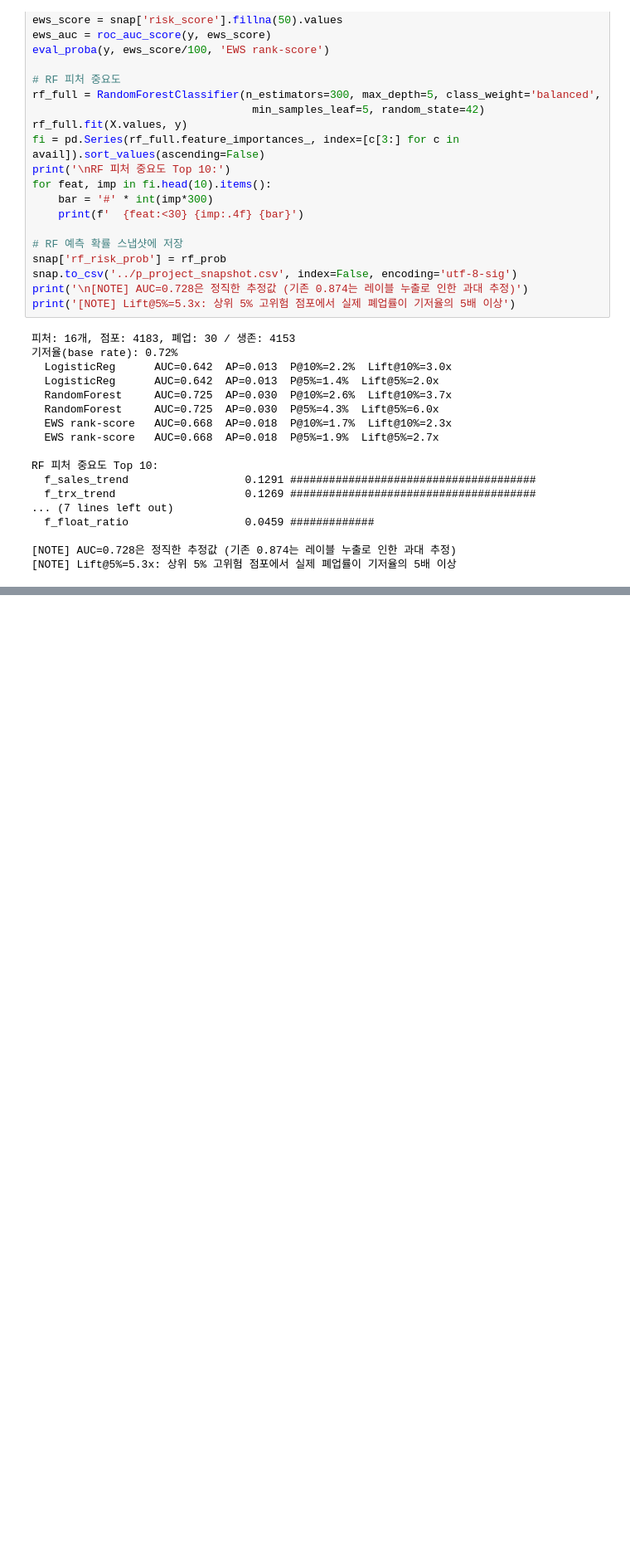
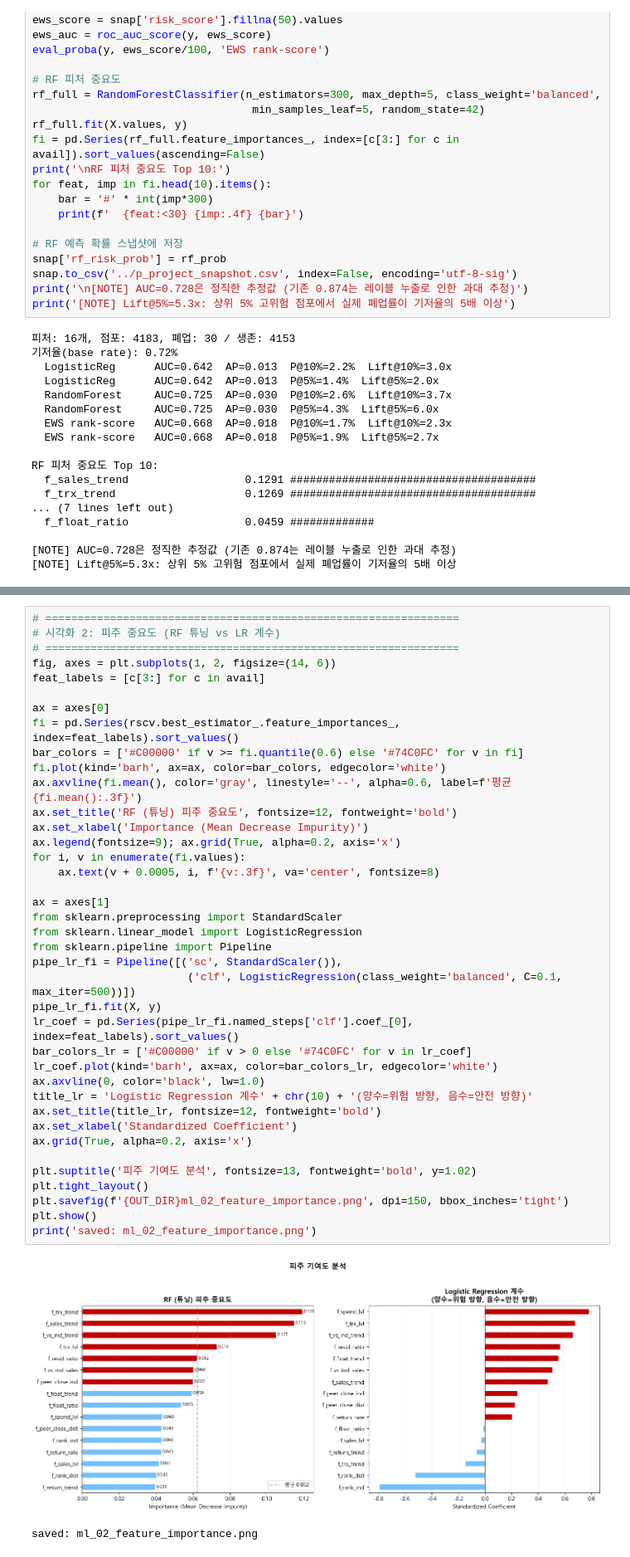
Before and after one commit to Broogun/bigcontest-2025-ews, a Jupyter notebook: notebooks/04_ml_baseline.ipynb, the cells around one changed output, grey strips where cells are left out. Shown at 83% size. Drawn from its saved outputs; the diff is of its cells as text; blank space fills up the shorter version.

```diff
--- a/notebooks/04_ml_baseline.ipynb
+++ b/notebooks/04_ml_baseline.ipynb
@@ -117,0 +229,42 @@ RF 피처 중요도 Top 10:
+# %%
+# ================================================================
+# 시각화 2: 피주 중요도 (RF 튜닝 vs LR 계수)
+# ================================================================
+fig, axes = plt.subplots(1, 2, figsize=(14, 6))
+feat_labels = [c[3:] for c in avail]
+
+ax = axes[0]
+fi = pd.Series(rscv.best_estimator_.feature_importances_, index=feat_labels).sort_values()
+bar_colors = ['#C00000' if v >= fi.quantile(0.6) else '#74C0FC' for v in fi]
+fi.plot(kind='barh', ax=ax, color=bar_colors, edgecolor='white')
+ax.axvline(fi.mean(), color='gray', linestyle='--', alpha=0.6, label=f'평균 {fi.mean():.3f}')
+ax.set_title('RF (튜닝) 피주 중요도', fontsize=12, fontweight='bold')
+ax.set_xlabel('Importance (Mean Decrease Impurity)')
+ax.legend(fontsize=9); ax.grid(True, alpha=0.2, axis='x')
+for i, v in enumerate(fi.values):
+    ax.text(v + 0.0005, i, f'{v:.3f}', va='center', fontsize=8)
+
+ax = axes[1]
+from sklearn.preprocessing import StandardScaler
+from sklearn.linear_model import LogisticRegression
+from sklearn.pipeline import Pipeline
+pipe_lr_fi = Pipeline([('sc', StandardScaler()),
+                        ('clf', LogisticRegression(class_weight='balanced', C=0.1, max_iter=500))])
+pipe_lr_fi.fit(X, y)
+lr_coef = pd.Series(pipe_lr_fi.named_steps['clf'].coef_[0], index=feat_labels).sort_values()
+bar_colors_lr = ['#C00000' if v > 0 else '#74C0FC' for v in lr_coef]
+lr_coef.plot(kind='barh', ax=ax, color=bar_colors_lr, edgecolor='white')
+ax.axvline(0, color='black', lw=1.0)
+title_lr = 'Logistic Regression 계수' + chr(10) + '(양수=위험 방향, 음수=안전 방향)'
+ax.set_title(title_lr, fontsize=12, fontweight='bold')
+ax.set_xlabel('Standardized Coefficient')
+ax.grid(True, alpha=0.2, axis='x')
+
+plt.suptitle('피주 기여도 분석', fontsize=13, fontweight='bold', y=1.02)
+plt.tight_layout()
+plt.savefig(f'{OUT_DIR}ml_02_feature_importance.png', dpi=150, bbox_inches='tight')
+plt.show()
+print('saved: ml_02_feature_importance.png')
+# %% [output]
+[figure, added]
+saved: ml_02_feature_importance.png
```
Also changed, not shown: parts of 5 cells of this notebook, 4 other files.
